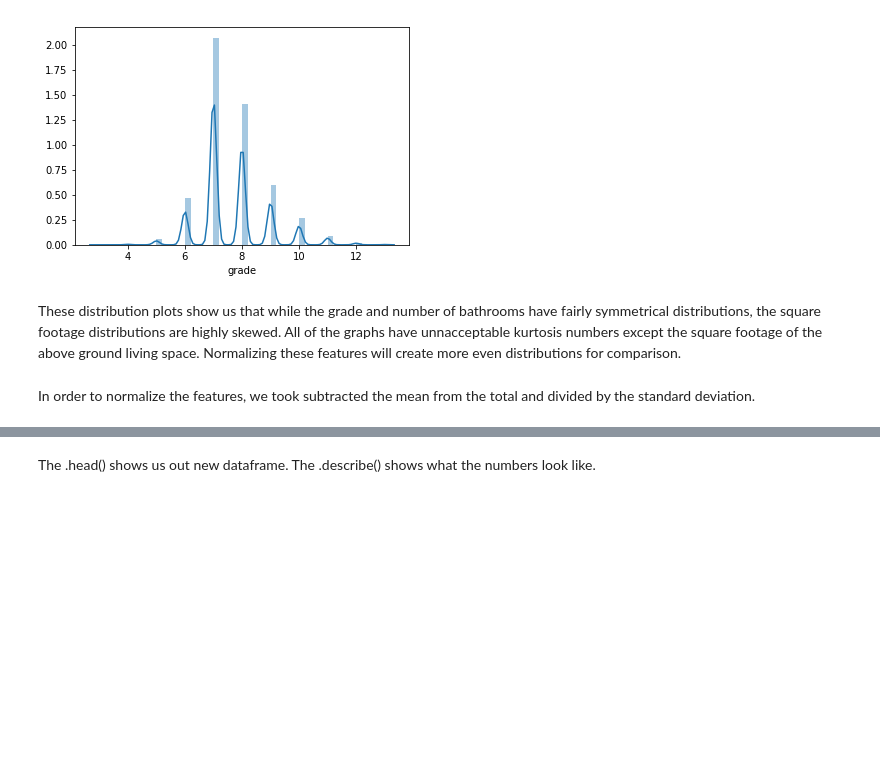
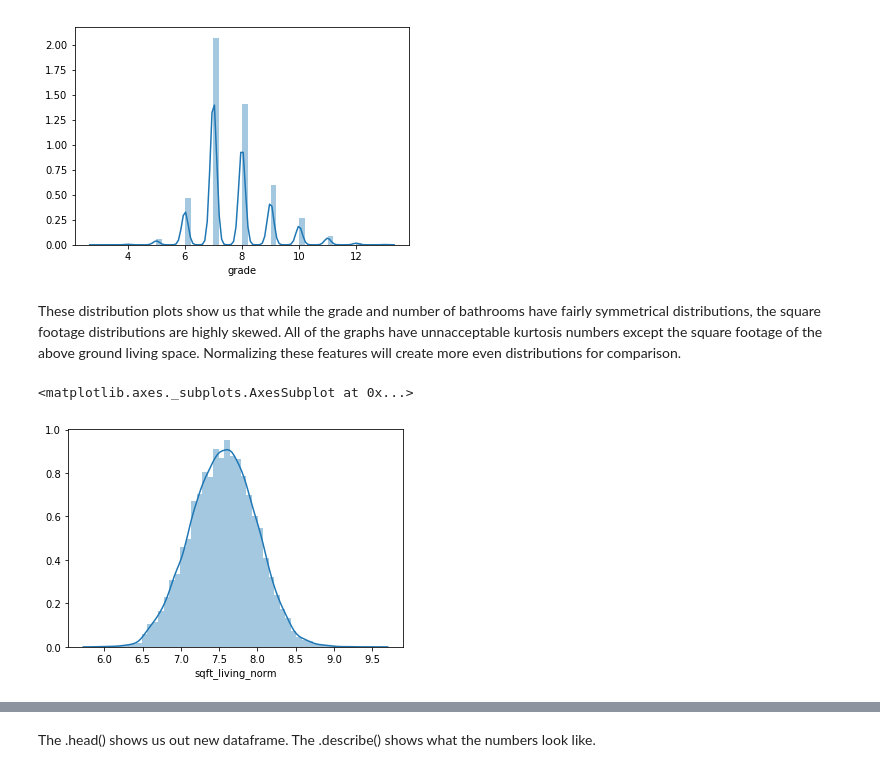
Before and after one commit to SarabiEventide/dsc-1-final-project-online-ds-sp-000, a Jupyter notebook: student_finalized.ipynb, the cells around one changed output, grey strips where cells are left out. Cells and saved outputs as stored; diff of their text form; code cells hidden in the pictures; blank space fills up the shorter version.

```diff
--- a/student_finalized.ipynb
+++ b/student_finalized.ipynb
@@ -587,4 +587,8 @@ df_normal['grade_norm'] = (df.grade - df.grade.mean()) / df.grade.std()
 # %%
 df_normal['price']= df['price']
-# %% [markdown]
-In order to normalize the features, we took subtracted the mean from the total and divided by the standard deviation.
+# %%
+# looking at the new, normalized distribution.
+sns.distplot(df_normal['sqft_living_norm'])
+# %% [output]
+<matplotlib.axes._subplots.AxesSubplot at 0x...>
+[figure, added]
```
Also changed, not shown: parts of 8 cells of this notebook.
